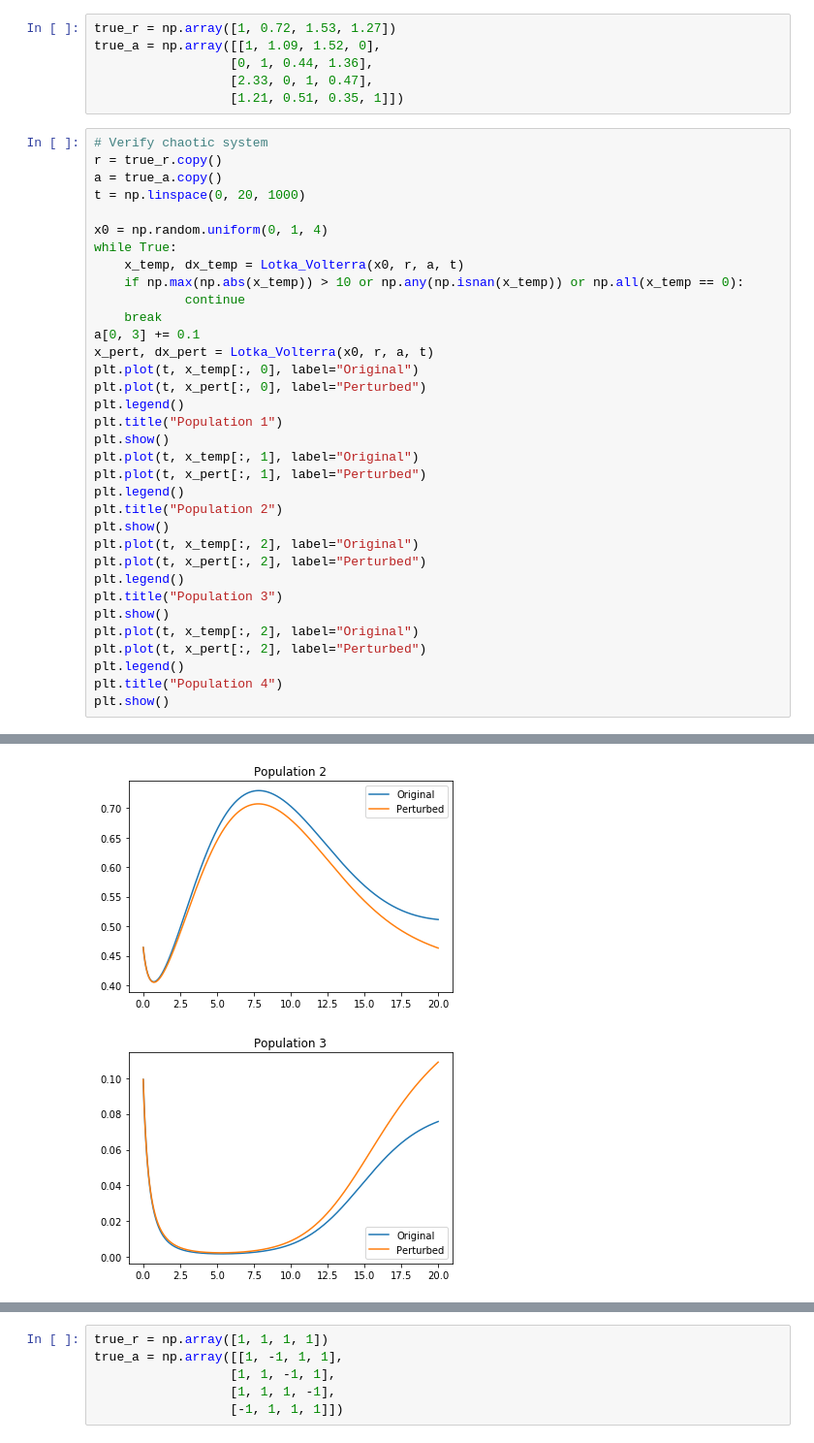
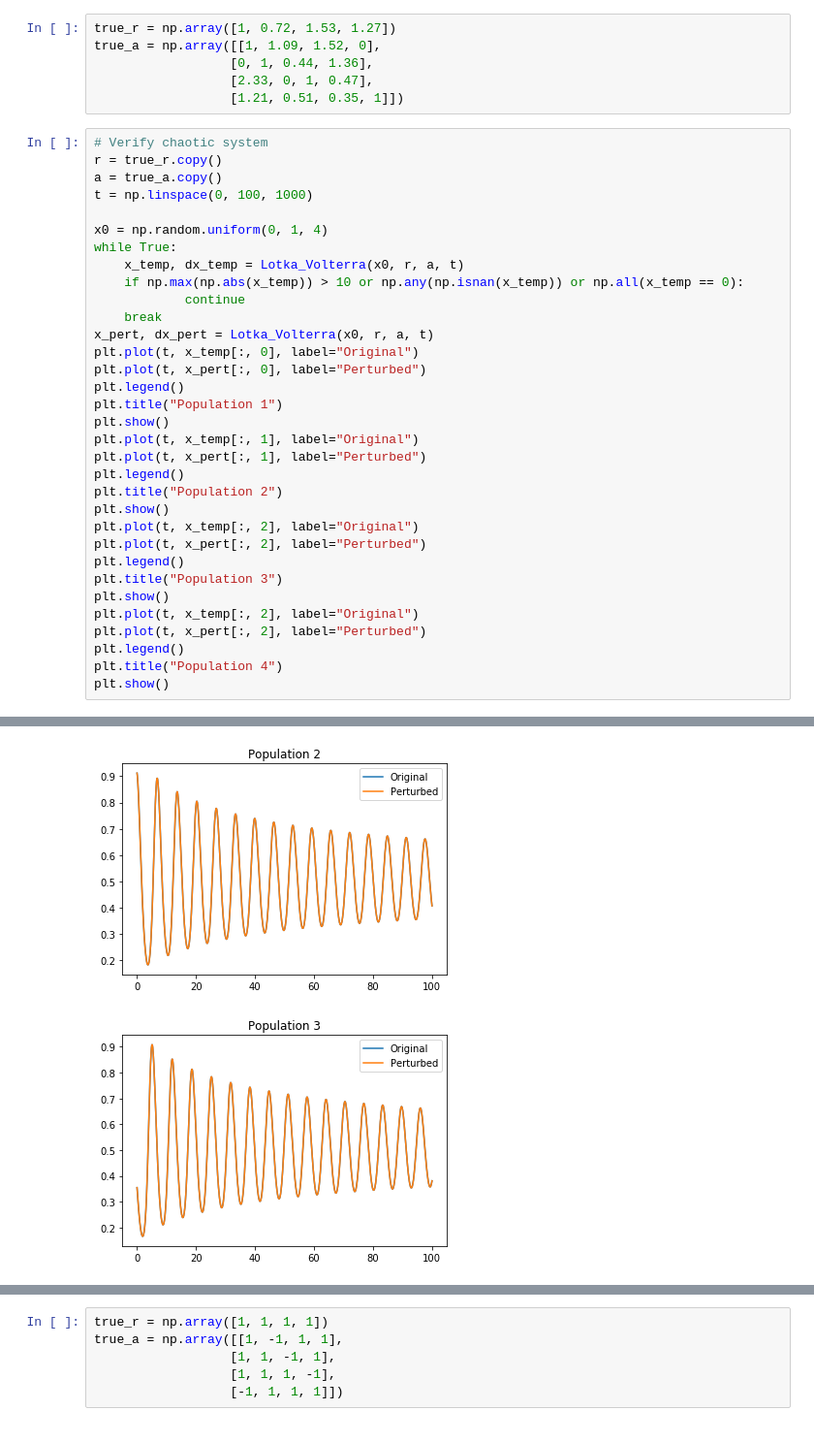
Before and after one commit to alexanderwhatley/am_205_final_project, a Jupyter notebook: Richard's Notebook.ipynb, the cells around one changed output, grey strips where cells are left out. Shown at 97% size. Cells and saved outputs as stored; diff of their text form.

```diff
--- a/Richard's Notebook.ipynb
+++ b/Richard's Notebook.ipynb
@@ -149,7 +149,7 @@ true_a = np.array([[1, 1.09, 1.52, 0],
 # Verify chaotic system
 r = true_r.copy()
 a = true_a.copy()
-t = np.linspace(0, 20, 1000)
+t = np.linspace(0, 100, 1000)
 
 x0 = np.random.uniform(0, 1, 4)
 while True:
@@ -157,7 +157,6 @@ while True:
     if np.max(np.abs(x_temp)) > 10 or np.any(np.isnan(x_temp)) or np.all(x_temp == 0):
             continue
     break
-a[0, 3] += 0.1
 x_pert, dx_pert = Lotka_Volterra(x0, r, a, t)
 plt.plot(t, x_temp[:, 0], label="Original")
 plt.plot(t, x_pert[:, 0], label="Perturbed")
@@ -184,2 +183,2 @@ plt.show()
-[figure, old version]
+[figure, new version]
-[figure, old version]
+[figure, new version]
```
Also changed, not shown: parts of 4 cells of this notebook.
